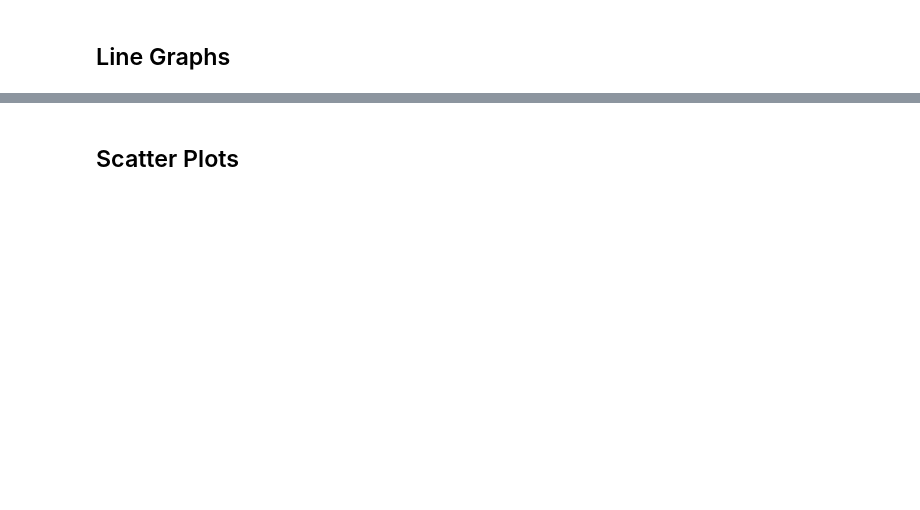
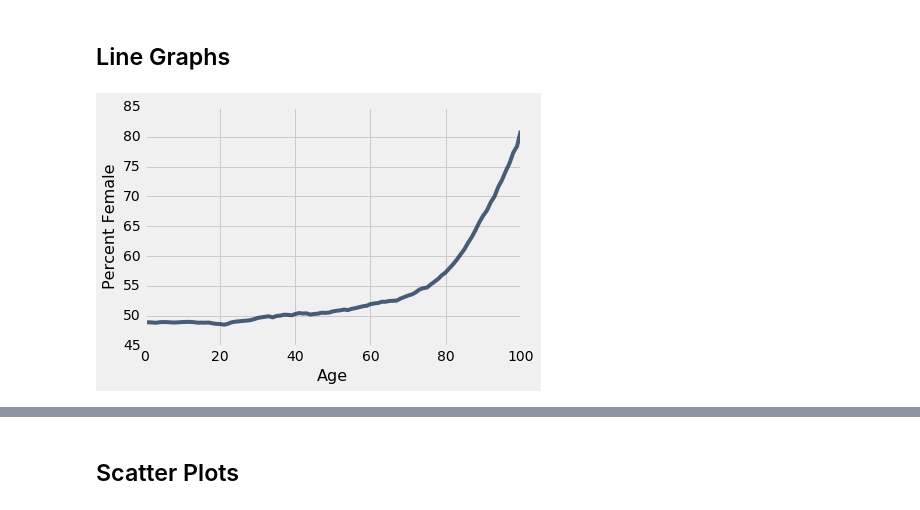
Before and after one commit to data-8/materials-sp18, a Jupyter notebook: lec/lec07.ipynb, the cells around one changed output, grey strips where cells are left out. Drawn from its saved outputs; the diff is of its cells as text; code cells hidden in the pictures; blank space fills up the shorter version.

```diff
--- a/lec/lec07.ipynb
+++ b/lec/lec07.ipynb
@@ -31,2 +111,2 @@ females = no_999.where('SEX', 2).drop(0)
 # %%
-females.sort('2014', descending=True)
+females.sort(2, descending=True)
@@ -33,2 +126,2 @@ females.sort('2014', descending=True)
 # %%
-males.sort('2014', descending=True)
+males.sort(2, descending=True)
@@ -35,6 +141,6 @@ males.sort('2014', descending=True)
 # %%
 pop_2014 = Table().with_column(
-    'Age', females.column(0),
+    'Age', males.column(0),
     'Males', males.column(2),
     'Females', females.column(2)
 )
@@ -43,5 +162,3 @@ pop_2014
 # %%
-percent_females = 100 * pop_2014.column(2)/(pop_2014.column(1) + pop_2014.column(2))
-counts_and_percent = pop_2014.with_column(
-    'Percent Female', percent_females
-)
+percent_females = 100 *pop_2014.column(2)/(pop_2014.column(1) + pop_2014.column(2))
+counts_and_percents = pop_2014.with_column('Percent Female', percent_females)
@@ -50,4 +180,6 @@ counts_and_percent
 # %% [markdown]
 ## Line Graphs ##
 # %%
-counts_and_percent.plot('Age', 'Percent Female')
+counts_and_percents.plot('Age', 'Percent Female')
+# %% [output]
+[figure, added]
```
Also changed, not shown: parts of 34 cells of this notebook, 1 other file.
